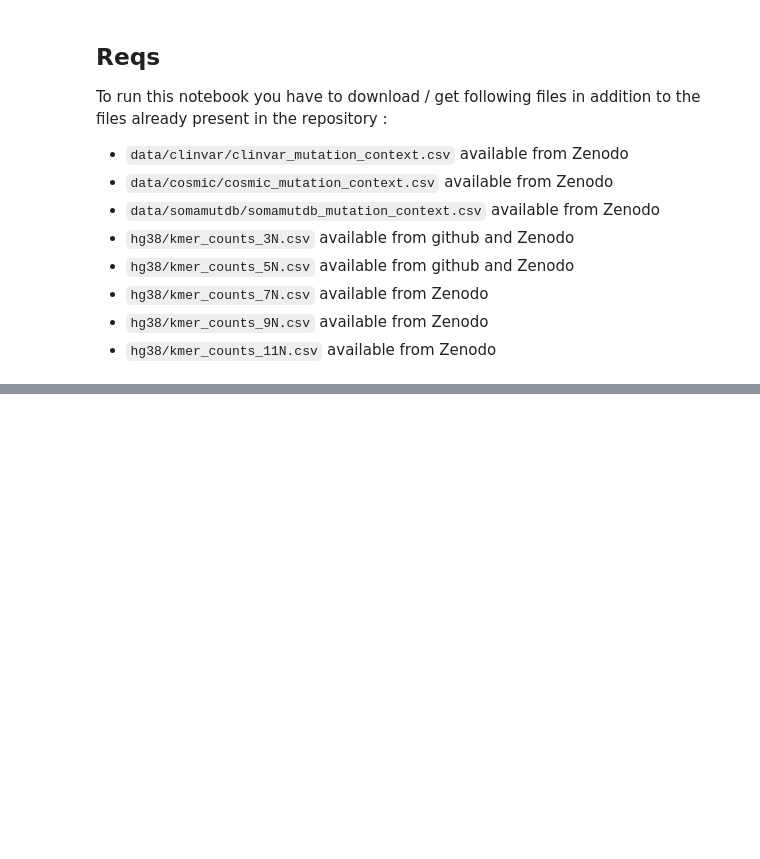
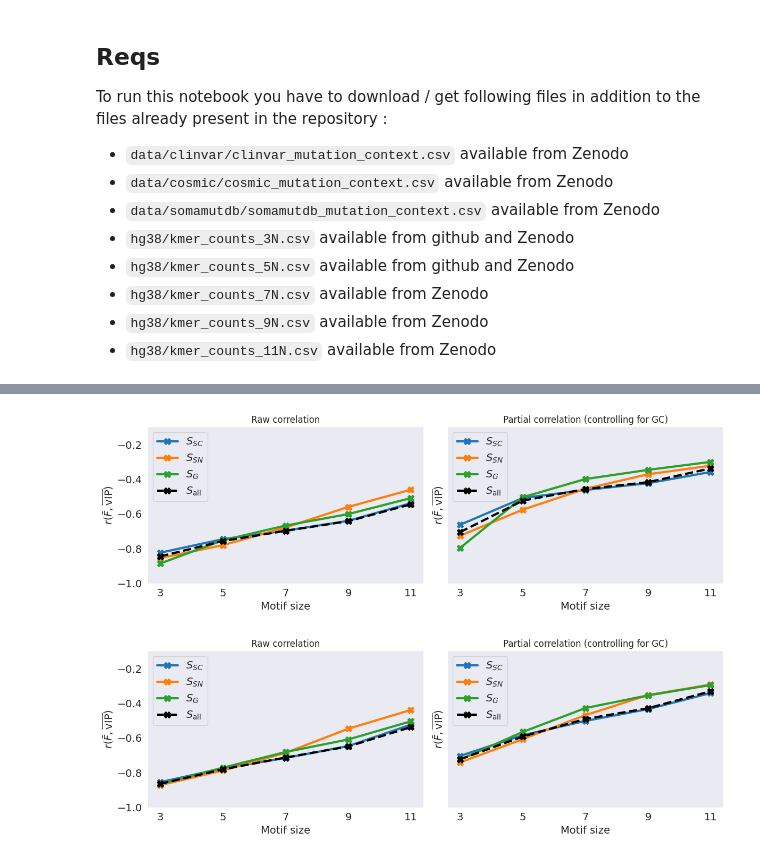
Before and after one commit to 3BioCompBio/MutationvIP, a Jupyter notebook: notebooks/fig4.ipynb, the cells around one changed output, grey strips where cells are left out. Cells and saved outputs as stored; diff of their text form; code cells hidden in the pictures; blank space fills up the shorter version.

```diff
--- a/notebooks/fig4.ipynb
+++ b/notebooks/fig4.ipynb
@@ -113,0 +116,73 @@ plt.show()
+# %%
+stat_methods = [stats.spearmanr, stats.pearsonr]
+
+DB_MAP_ALL = {**DB_MAP, "Sall": "all"}
+LABELS_ALL = {**LABELS, "Sall": r"$S_{\mathrm{all}}$"}
+COLORS_ALL = {**COLORS, "Sall": "black"}
+
+for stat_method in stat_methods:
+    results_raw = {}
+    results_partial = {}
+
+    for label, db in DB_MAP_ALL.items():
+        results_raw[label] = []
+        results_partial[label] = []
+        db_data = datas if db == "all" else datas.filter(pl.col("db") == db)
+        for n in MOTIF_SIZES:
+            context_col = f"{n}N"
+            aggregated = utils.aggregate_data(
+                db_data.group_by(["db", context_col]).len() if db != "all"
+                else db_data.with_columns(pl.lit("all").alias("db")).group_by(["db", context_col]).len(),
+                KMERS[n],
+                on=["db", "context"],
+                over=["db"],
+                context_col=context_col,
+            ).drop_nulls().with_columns(
+                pl.col("context")
+                .map_elements(
+                    lambda ctx: sum(1 for c in ctx if c in "GC"), return_dtype=pl.Int32
+                )
+                .alias("gc_count")
+            )
+            r_raw, _ = stat_method(aggregated["F"], aggregated["vip"])
+            r_partial, _ = utils.partial_correlation(aggregated, "F", "vip", "gc_count", stat_method=stat_method)
+            results_raw[label].append(r_raw)
+            results_partial[label].append(r_partial)
+
+    fig, axes = plt.subplots(1, 2, figsize=(12, 4), sharey=True)
+
+    for ax, results, title in zip(
+        axes,
+        [results_raw, results_partial],
+        ["Raw correlation", "Partial correlation (controlling for GC)"],
+    ):
+        for label, corrs in results.items():
+            ax.plot(
+                MOTIF_SIZES,
+                corrs,
+                marker="X",
+                linewidth=3,
+                markersize=8,
+                color=COLORS_ALL[label],
+                linestyle="--" if label == "Sall" else "-",
+                label=LABELS_ALL[label],
+            )
+        ax.set_ylim(-1, -0.1)
+        ax.grid(False)
+        ax.set_xlabel("Motif size", fontsize=14)
+        ax.set_ylabel(r"$r(\bar{F}, \overline{\text{vIP}})$", fontsize=14)
+        ax.set_xticks(MOTIF_SIZES)
+        ax.legend(fontsize=14)
+        ax.spines["top"].set_visible(False)
+        ax.spines["right"].set_visible(False)
+        ax.spines["left"].set_visible(True)
+        ax.spines["bottom"].set_visible(True)
+        ax.tick_params(labelsize=14)
+        ax.set_title(title, fontsize=12)
+
+    plt.tight_layout()
+
+    plt.show()
+# %% [output]
+[figure, added]
+[figure, added]
```
Also changed, not shown: parts of 4 cells of this notebook, 8 other files.
